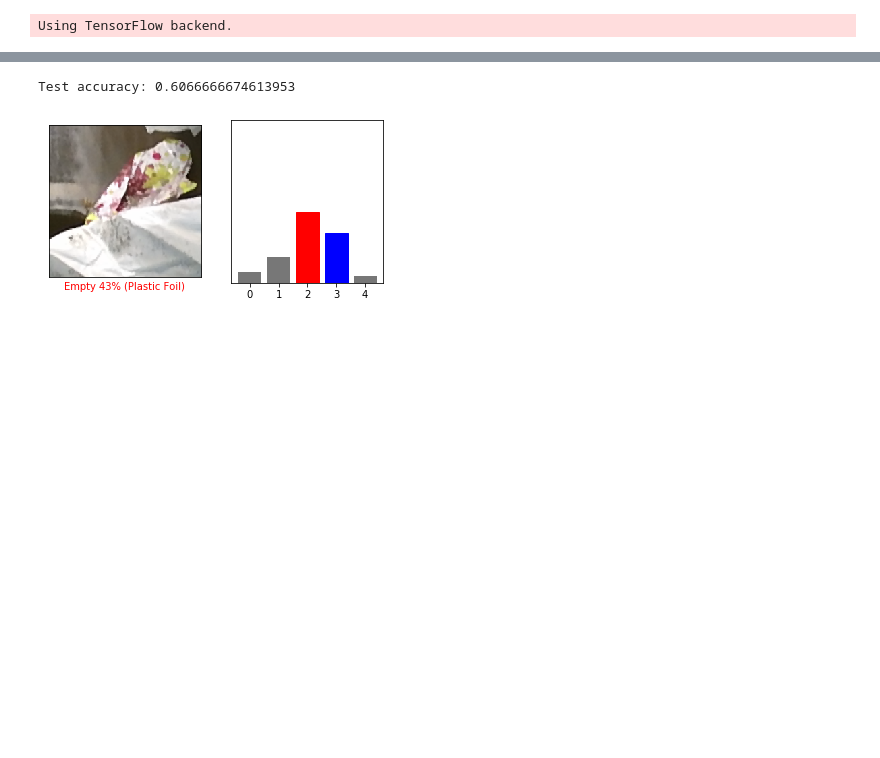
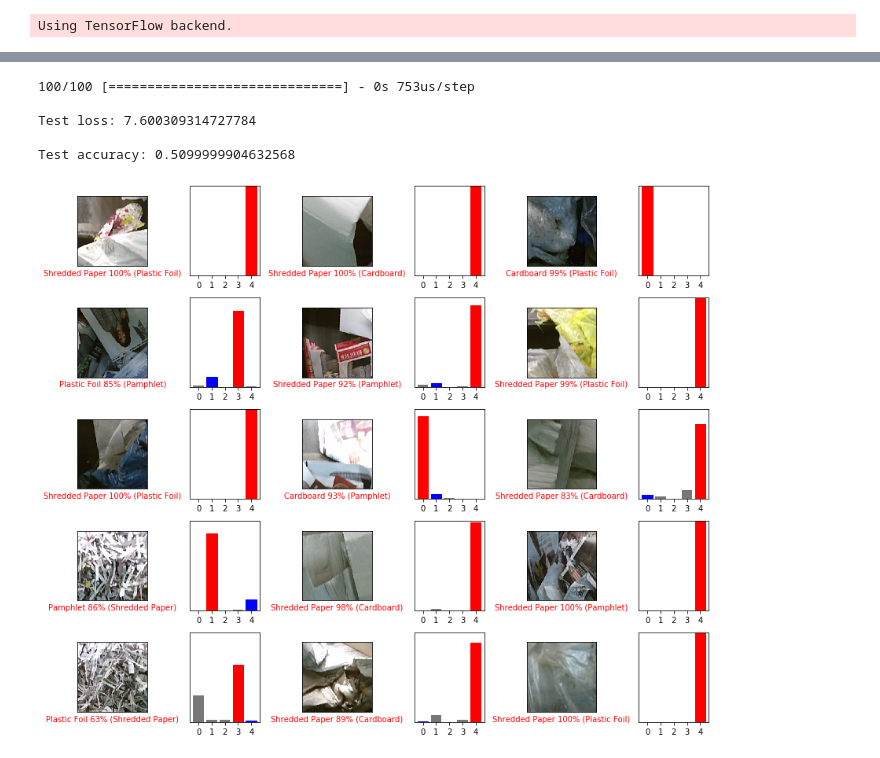
Before and after one commit to yxzhan/associative_deep_clustering, a Jupyter notebook: semisup/Keras_Alexnet.ipynb, the cells around one changed output, grey strips where cells are left out. Drawn from its saved outputs; the diff is of its cells as text; code cells hidden in the pictures; blank space fills up the shorter version.

```diff
--- a/semisup/Keras_Alexnet.ipynb
+++ b/semisup/Keras_Alexnet.ipynb
@@ -129,4 +140,5 @@ _________________________________________________________________
 # %%
 # (4) Compile
-model.compile(loss='categorical_crossentropy', optimizer='adam',\
- metrics=['accuracy'])
+loss_func = 'categorical_crossentropy' if ONE_HOT_LABEL else 'sparse_categorical_crossentropy'
+adam = keras.optimizers.Adam(learning_rate=0.001, beta_1=0.9, beta_2=0.999, amsgrad=False)
+model.compile(loss=loss_func, optimizer=adam, metrics=['accuracy'])
@@ -135,5 +145,4 @@ W1014 22:41:22.932086 4544662848 deprecation_wrapper.py:119] From /Library/Frame
 # %%
 # (5) Train
-model.fit(train_images, train_labels, epochs=10, verbose=1, \
-validation_split=0.2, shuffle=True)
+model.fit(train_images, train_labels, epochs=10, verbose=1, validation_split=0.1, shuffle=True)
 # %% [output]
@@ -161,20 +167,26 @@ Epoch 10/10
 # %%
-test_loss, test_acc = model.evaluate(test_images,  test_labels, verbose=2)
+test_loss, test_acc = model.evaluate(test_images,  test_labels, verbose=1)
 
+print('\nTest loss:', test_loss)
 print('\nTest accuracy:', test_acc)
 # %% [output]
-Test accuracy: 0.6066666674613953
+100/100 [==============================] - 0s 753us/step
+
+Test loss: 7.600309314727784
+
+Test accuracy: 0.5099999904632568
 # %%
-predictions = model.predict(test_images)
+predictions = model.predict(train_images)
 # %%
 def plot_image(i, predictions_array, true_label, img):
   predictions_array, true_label, img = predictions_array, true_label[i], img[i]
   plt.grid(False)
   plt.xticks([])
   plt.yticks([])
+  if ONE_HOT_LABEL:
+    true_label = np.argmax(true_label)
+  plt.imshow(img, cmap=plt.cm.binary)
 
-  plt.imshow(img, cmap=plt.cm.binary)
-  true_label = np.argmax(true_label)
   predicted_label = np.argmax(predictions_array)
   if predicted_label == true_label:
     color = 'blue'
@@ -188,7 +200,8 @@ def plot_image(i, predictions_array, true_label, img):
 
 def plot_value_array(i, predictions_array, true_label):
   predictions_array, true_label = predictions_array, true_label[i]
-  true_label = np.argmax(true_label)
+  if ONE_HOT_LABEL:
+    true_label = np.argmax(true_label)
   plt.grid(False)
   plt.xticks(range(NUM_LABELS))
   plt.yticks([])
@@ -199,12 +212,18 @@ def plot_value_array(i, predictions_array, true_label):
   thisplot[predicted_label].set_color('red')
   thisplot[true_label].set_color('blue')
 # %%
-i = 0
-plt.figure(figsize=(6,3))
-plt.subplot(1,2,1)
-plot_image(i, predictions[i], test_labels, test_images)
-plt.subplot(1,2,2)
-plot_value_array(i, predictions[i],  test_labels)
+# Plot the first X test images, their predicted labels, and the true labels.
+# Color correct predictions in blue and incorrect predictions in red.
+num_rows = 5
+num_cols = 3
+num_images = num_rows*num_cols
+plt.figure(figsize=(2*2*num_cols, 2*num_rows))
+for i in range(num_images):
+  plt.subplot(num_rows, 2*num_cols, 2*i+1)
+  plot_image(i, predictions[i], test_labels, test_images)
+  plt.subplot(num_rows, 2*num_cols, 2*i+2)
+  plot_value_array(i, predictions[i], test_labels)
+plt.tight_layout()
 plt.show()
 # %% [output]
-[figure, old version]
+[figure, new version]
```
Also changed, not shown: parts of 7 cells of this notebook, 1 other file.
